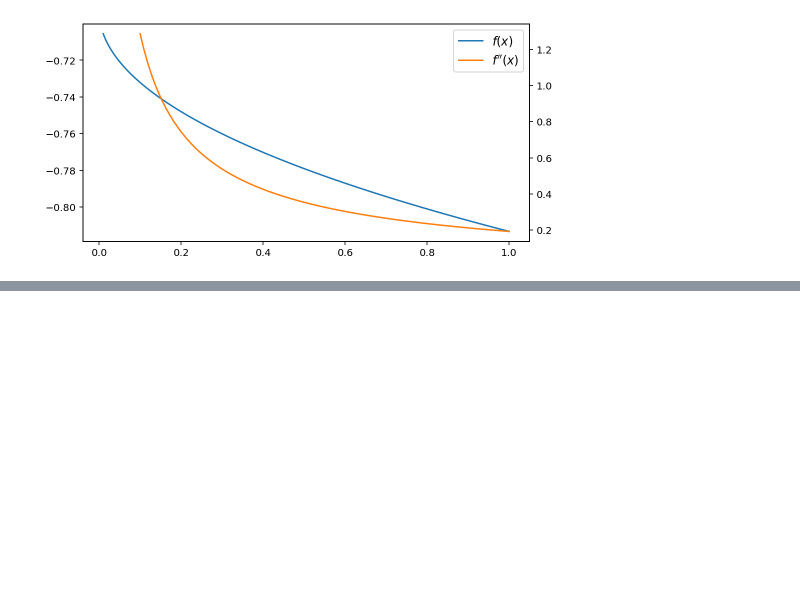
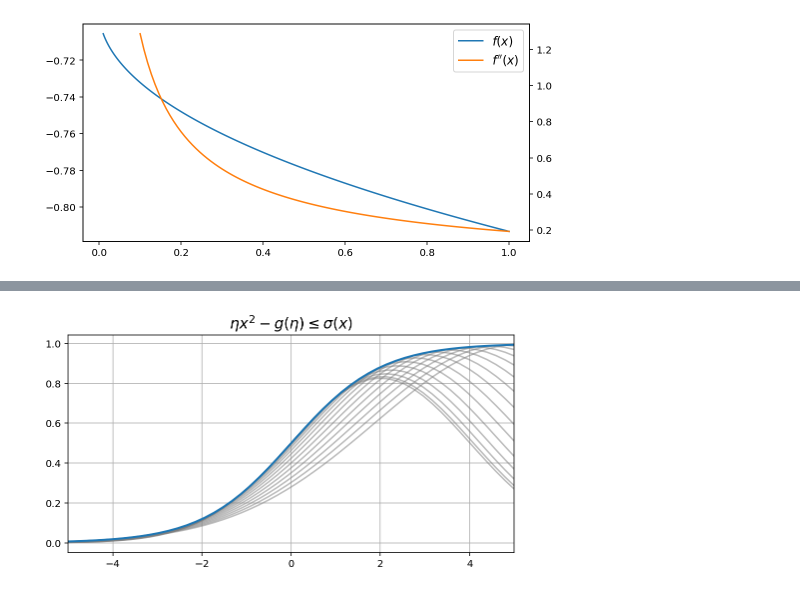
Before and after one commit to gerdm/prml, a Jupyter notebook: chapter10/local-variational-methods.ipynb, the cells around one changed output, grey strips where cells are left out. Cells and saved outputs as stored; diff of their text form; code cells hidden in the pictures; blank space fills up the shorter version.

Commit message:
mod ch10: finish sigmoid variational lower bound

```diff
--- a/chapter10/local-variational-methods.ipynb
+++ b/chapter10/local-variational-methods.ipynb
@@ -161,0 +171,19 @@ plt.legend(lines, labels, fontsize=12);
+# %%
+def lambda_v(x):
+    return np.tanh(x / 2) / (4 * x)
+
+def sigmoid_lb(x, eps):
+    return sigmoid(eps) * np.exp((x - eps) / 2 - lambda_v(eps) * (x ** 2 - eps ** 2))
+# %%
+eps = 2.5
+xrange = np.linspace(-5, 5)
+epsilons = np.linspace(-5, 5, 30)
+for eps in epsilons:
+    plt.plot(xrange, sigmoid_lb(xrange, eps), c="tab:gray", alpha=0.3)
+
+plt.plot(xrange, sigmoid(xrange), linewidth=2)
+plt.grid()
+plt.xlim(-5, 5)
+plt.title(r"$\eta x^2 - g(\eta) \leq \sigma(x)$", fontsize=15);
+# %% [output]
+[figure, added]
```
Also changed, not shown: parts of 1 cell of this notebook.
